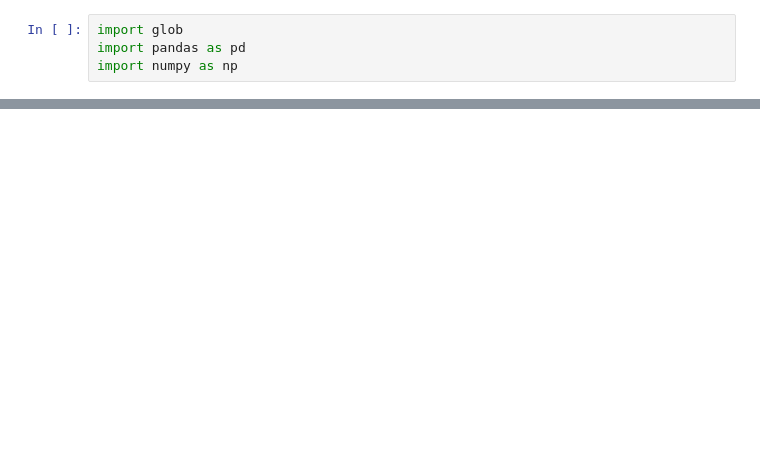
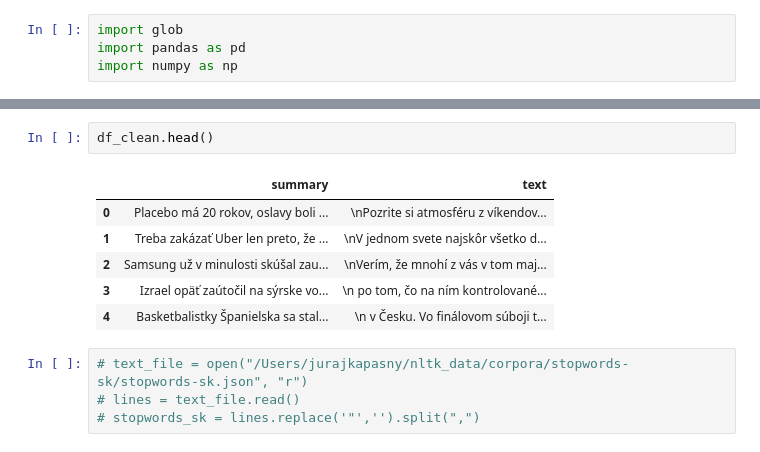
Before and after one commit to jurajkapasny/jurajkapasny, a Jupyter notebook: text_analytics/data_load.ipynb, the cells around one changed output, grey strips where cells are left out. Cells and saved outputs as stored; diff of their text form; blank space fills up the shorter version.

```diff
--- a/text_analytics/data_load.ipynb
+++ b/text_analytics/data_load.ipynb
@@ -31,0 +41,13 @@ dtype: int64
+# %%
+df_clean.head()
+# %% [output]
+|  | summary | text |
+| 0 | Placebo má 20 rokov, oslavy boli ... | \nPozrite si atmosféru z víkendov... |
+| 1 | Treba zakázať Uber len preto, že ... | \nV jednom svete najskôr všetko d... |
+| 2 | Samsung už v minulosti skúšal zau... | \nVerím, že mnohí z vás v tom maj... |
+| 3 | Izrael opäť zaútočil na sýrske vo... | \n po tom, čo na ním kontrolované... |
+| 4 | Basketbalistky Španielska sa stal... | \n v Česku. Vo finálovom súboji t... |
+# %%
+# text_file = open("/Users/jurajkapasny/nltk_data/corpora/stopwords-sk/stopwords-sk.json", "r")
+# lines = text_file.read()
+# stopwords_sk = lines.replace('"','').split(",")
```
Also changed, not shown: parts of 38 cells of this notebook, 5 other files.
